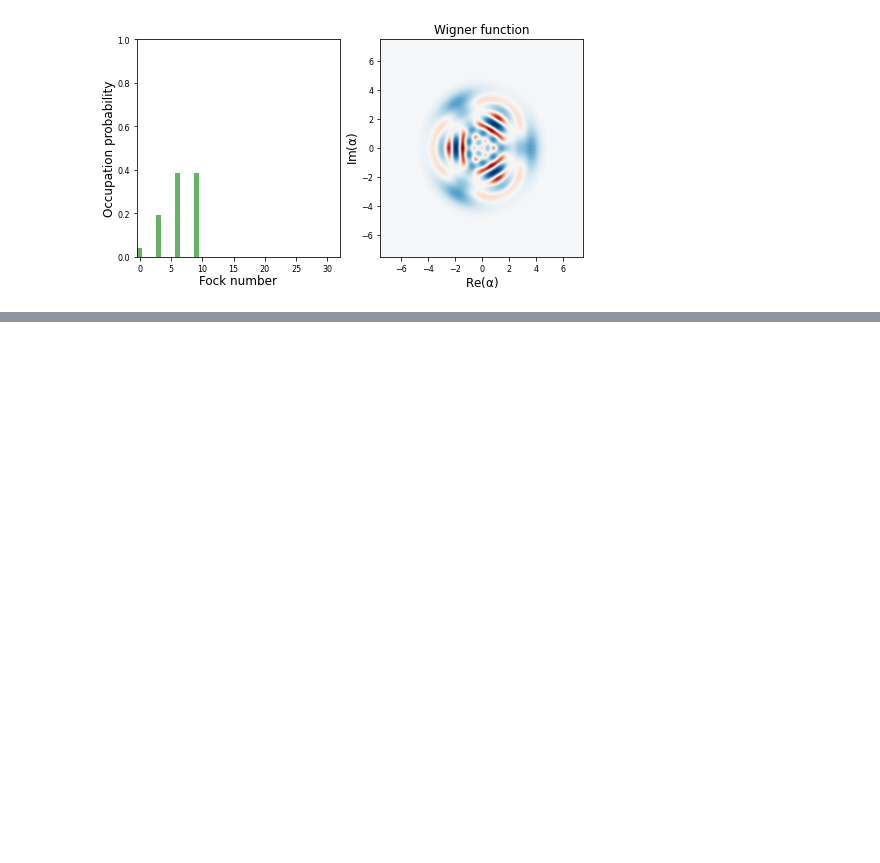
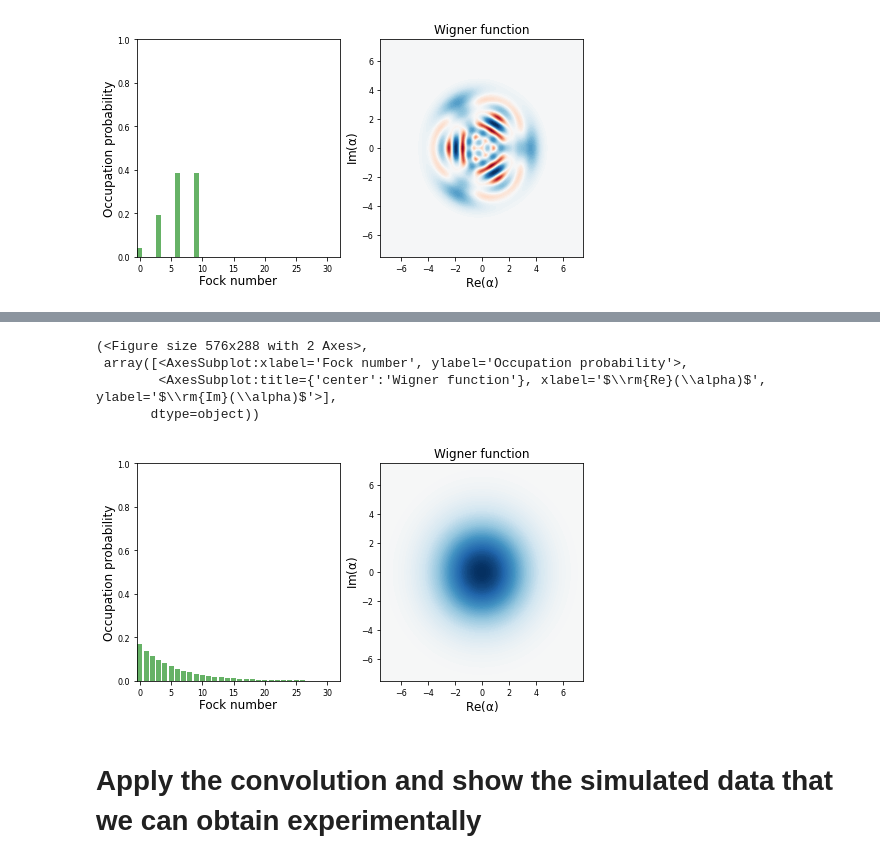
Before and after one commit to quantshah/qst-nn, a Jupyter notebook: paper_figures/fig-15-reconstruction-gaussian-conv-noise.ipynb, the cells around one changed output, grey strips where cells are left out. Saved outputs shown, nothing was run; the diff lists cells and outputs as text; code cells hidden in the pictures; blank space fills up the shorter version.

```diff
--- a/paper_figures/fig-15-reconstruction-gaussian-conv-noise.ipynb
+++ b/paper_figures/fig-15-reconstruction-gaussian-conv-noise.ipynb
@@ -110,3 +122,14 @@ data = batched_expect(ops_batch, rho_tf)
+# %%
+# The thermal state distribution
+plot_wigner_fock_distribution(thermal_dm(hilbert_size, nth))
+# %% [output]
+(<Figure size 576x288 with 2 Axes>,
+ array([<AxesSubplot:xlabel='Fock number', ylabel='Occupation probability'>,
+        <AxesSubplot:title={'center':'Wigner function'}, xlabel='$\\rm{Re}(\\alpha)$', ylabel='$\\rm{Im}(\\alpha)$'>],
+       dtype=object))
+[figure, added]
+# %% [markdown]
+# Apply the convolution and show the simulated data that we can obtain experimentally
 # %%
 x = tf.reshape(tf.cast(data, tf.float64), (1, num_grid, num_grid, 1))
 
```
Also changed, not shown: parts of 35 cells of this notebook.
